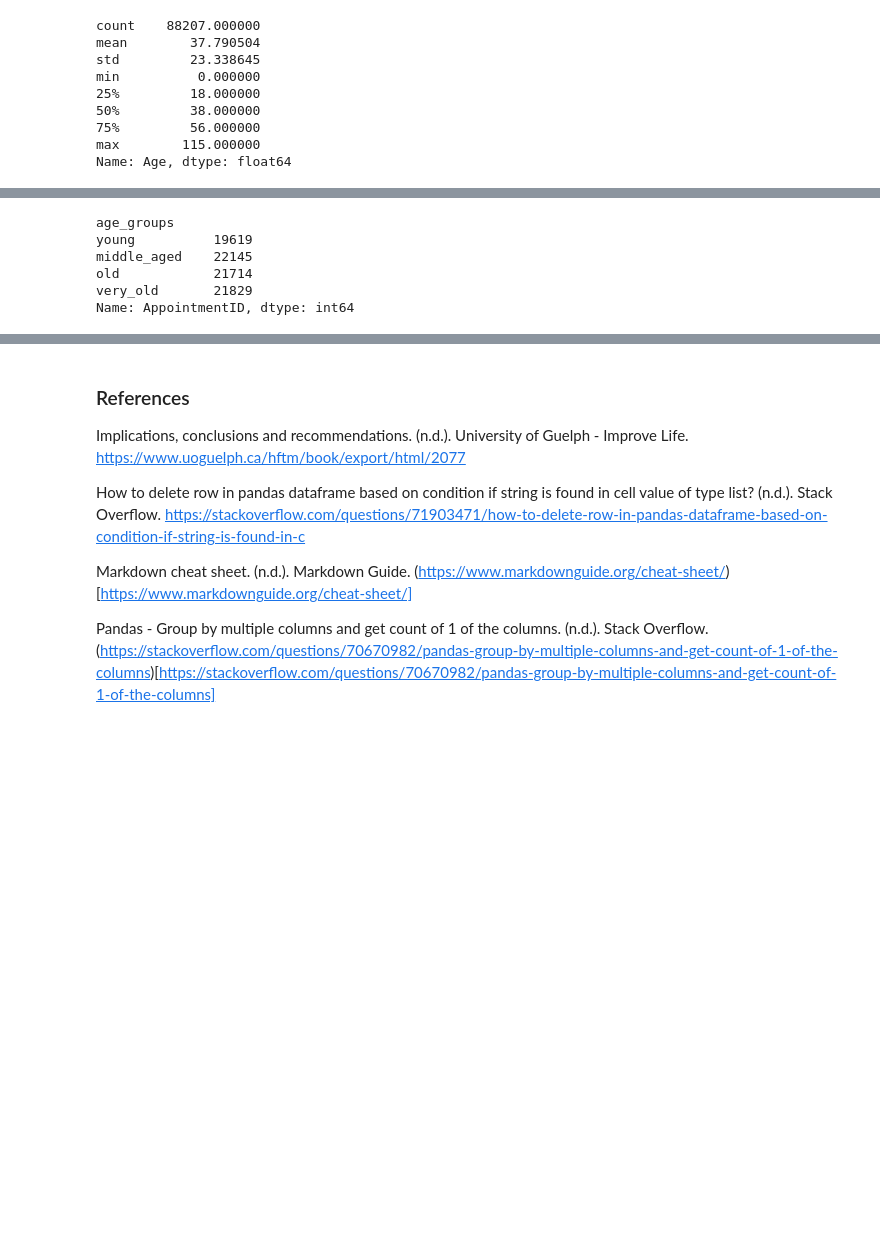
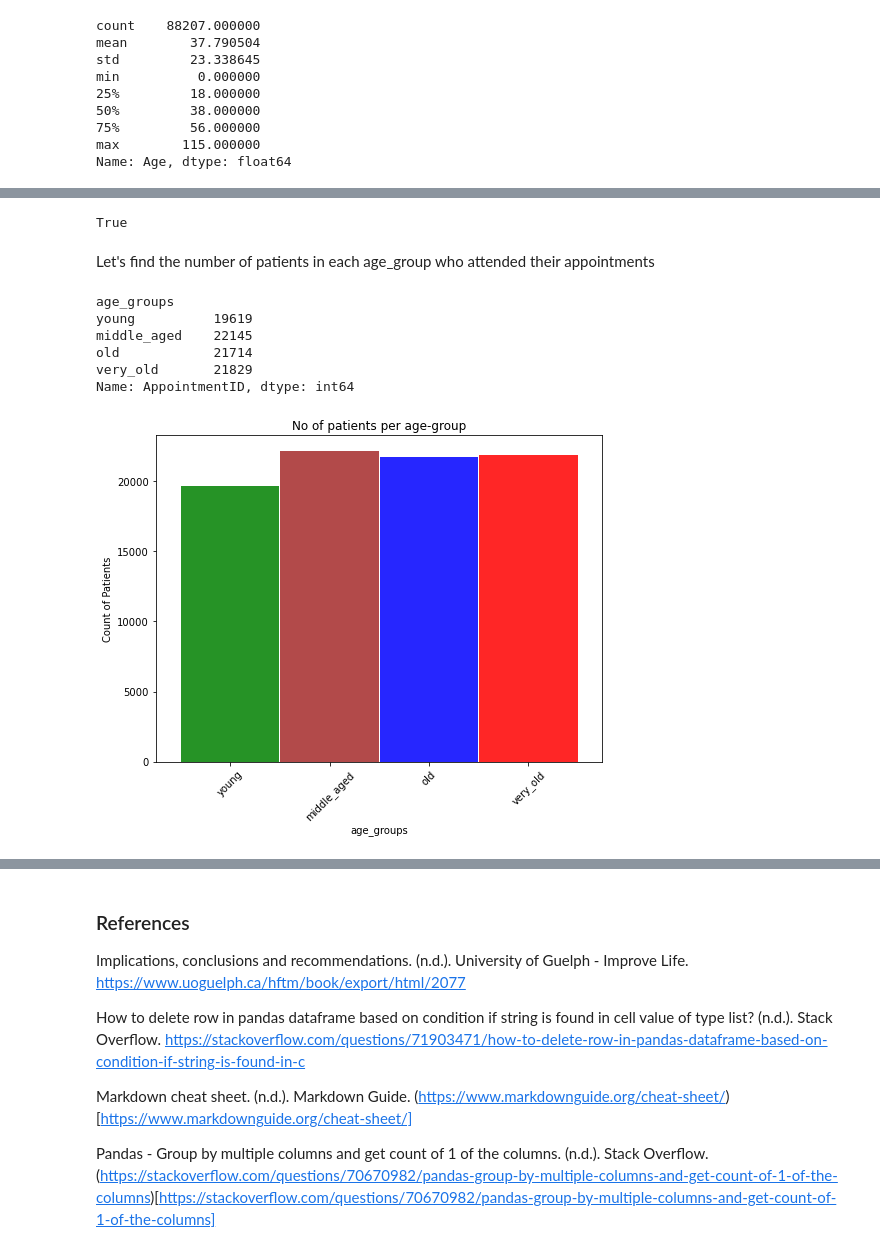
Before and after one commit to zadmainda/-No-Show-DataAnalysis, a Jupyter notebook: appointment No Shows Data Analysis.ipynb, the cells around one changed output, grey strips where cells are left out. Cells and saved outputs as stored; diff of their text form; code cells hidden in the pictures; blank space fills up the shorter version.

```diff
--- a/appointment No Shows Data Analysis.ipynb
+++ b/appointment No Shows Data Analysis.ipynb
@@ -596,9 +592,17 @@ KeyError: 'age_groups'
+# %%
+'age_groups' in df_16.columns
+# %% [output]
+True
+# %% [markdown]
+Let's find the number of patients in each age_group who attended their appointments
 # %%
-df_16[df_16['No_show']=='No'].groupby('age_groups')['AppointmentID'].count()
+age_group_counts = df_16[df_16['No_show']=='No'].groupby('age_groups')['AppointmentID'].count()
-# %% [output]
-age_groups
-young          19619
-middle_aged    22145
-old            21714
-very_old       21829
-Name: AppointmentID, dtype: int64
+# %%
+age_group_counts
+# %% [output]
+age_groups
+young          19619
+middle_aged    22145
+old            21714
+very_old       21829
+Name: AppointmentID, dtype: int64
@@ -604,0 +611,5 @@ Name: AppointmentID, dtype: int64
+# %%
+# Find the appointment count for each age_group
+age_group_counts.plot.bar(x='age_groups', color=['green', 'brown', 'blue','red'],title='No of patients per age-group',width=0.99, alpha=0.85,ylabel='Count of Patients',figsize=(8,6), rot=45);
+# %% [output]
+[figure, added]
```
Also changed, not shown: parts of 19 cells of this notebook.
